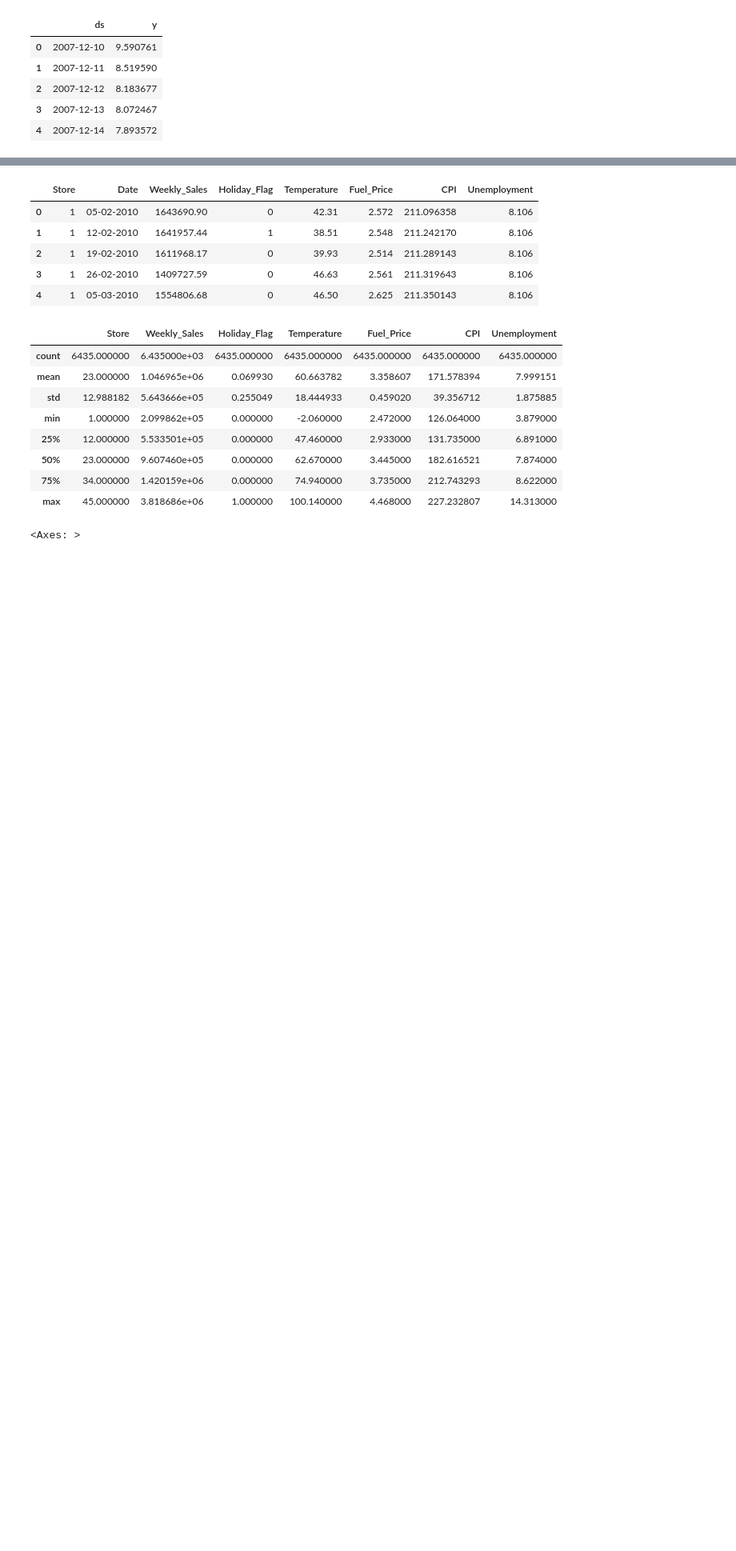
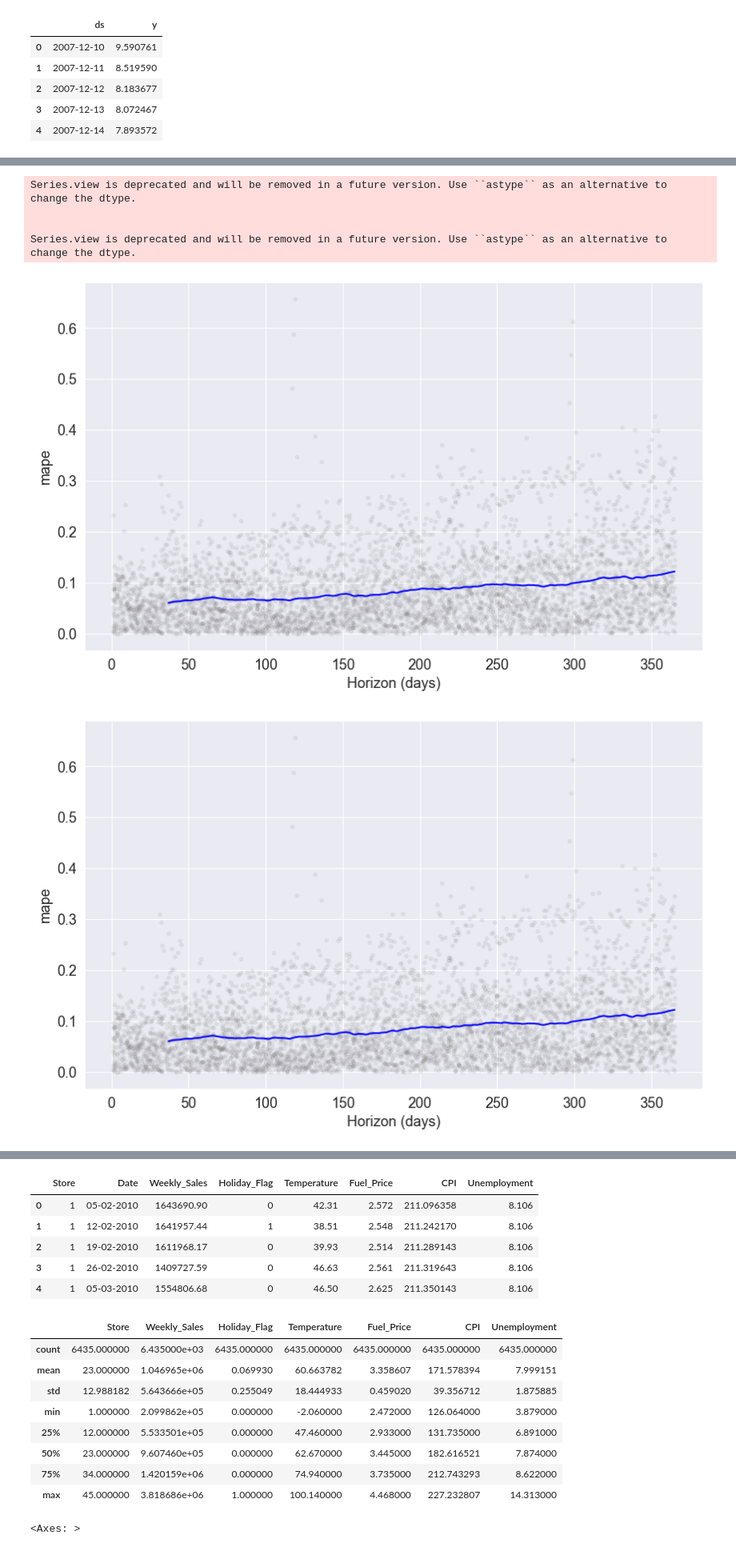
Before and after one commit to vjthecoder/ExploraBI-BusinessAnalytics, a Jupyter notebook: Marketing Analytics/Sales_Trend_and_Seasonality.ipynb, the cells around one changed output, grey strips where cells are left out. Shown at 80% size. Cells and saved outputs as stored; diff of their text form; code cells hidden in the pictures; blank space fills up the shorter version.

```diff
--- a/Marketing Analytics/Sales_Trend_and_Seasonality.ipynb
+++ b/Marketing Analytics/Sales_Trend_and_Seasonality.ipynb
@@ -91,3 +84,16 @@ from prophet.plot import plot_plotly, plot_components_plotly
 plot_plotly(m, forecast)
 # %%
 plot_components_plotly(m, forecast)
+# %%
+# Validating the Prophet Model result
+
+from prophet.diagnostics import cross_validation, performance_metrics
+
+# Perform cross-validation with initial 365 days for the first training data and the cut-off for every 180 days.
+
+df_cv = cross_validation(m, initial='365 days', period='180 days', horizon = '365 days')
+
+# Calculate evaluation metrics
+res = performance_metrics(df_cv)
+
+res
@@ -94 +128,13 @@ plot_components_plotly(m, forecast)
+# %%
+from prophet.plot import plot_cross_validation_metric
+#choose between 'mse', 'rmse', 'mae', 'mape', 'coverage'
+
+plot_cross_validation_metric(df_cv, metric= 'mape')
+# %% [output]
+Series.view is deprecated and will be removed in a future version. Use ``astype`` as an alternative to change the dtype.
+
+
+Series.view is deprecated and will be removed in a future version. Use ``astype`` as an alternative to change the dtype.
+[figure, added]
+[figure, added]
 # %% [markdown]
```
Also changed, not shown: parts of 22 cells of this notebook.
